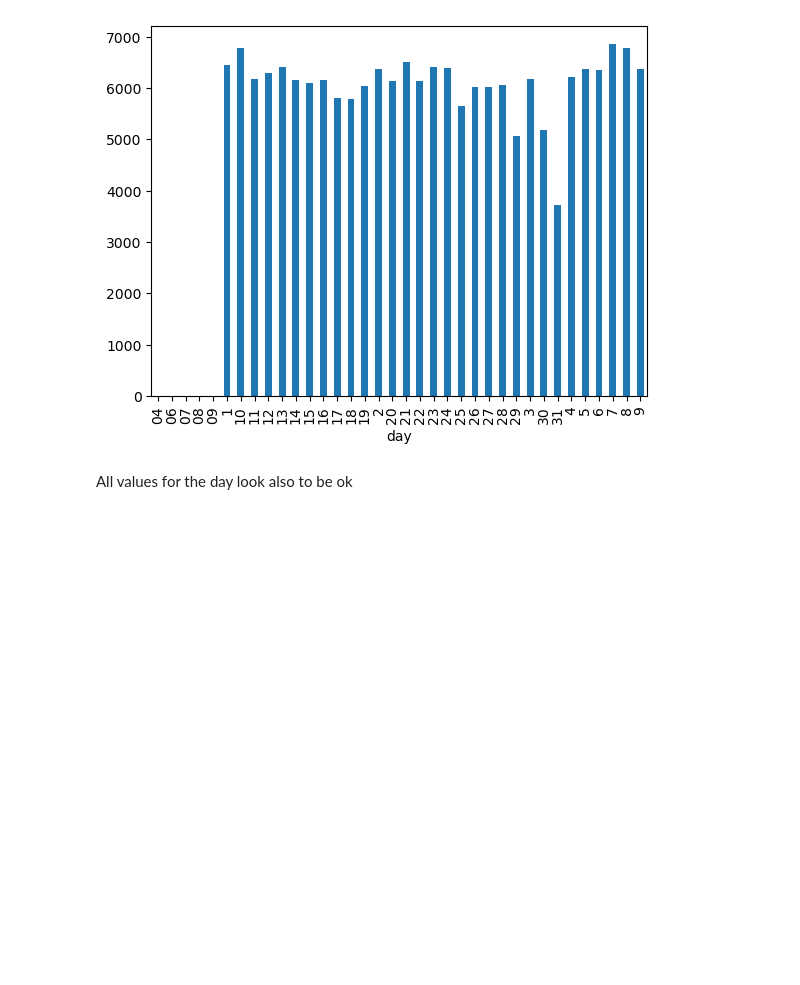
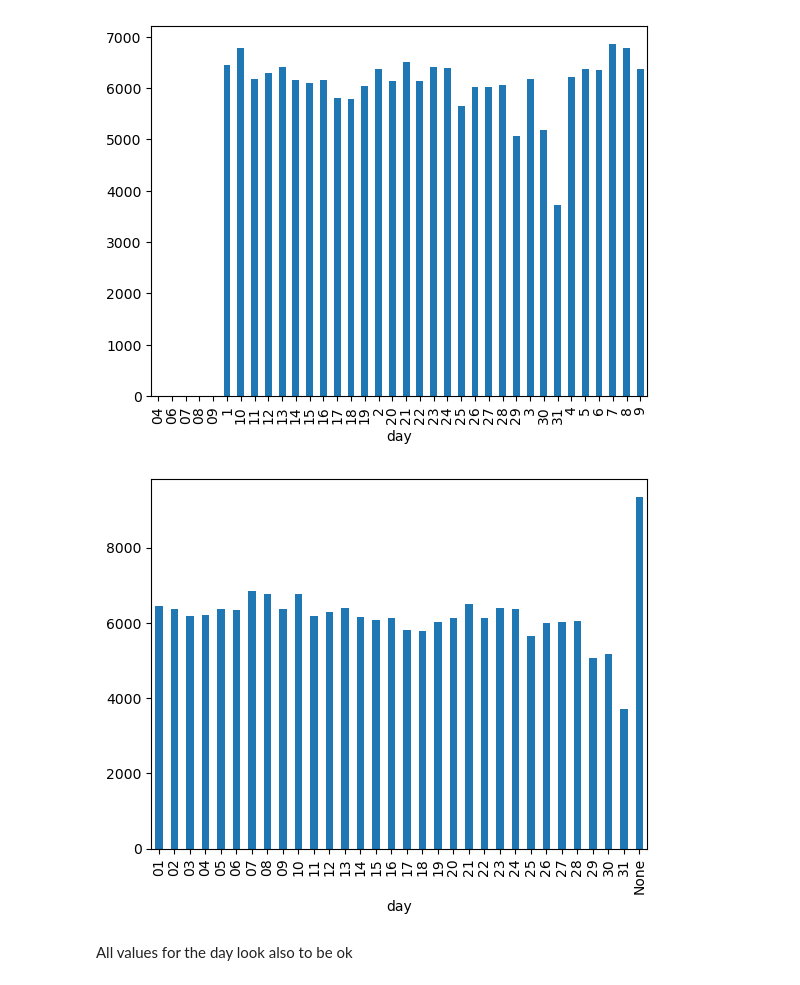
Before and after one commit to epfl-ada/ada-2023-project-thedatafreaks, a Jupyter notebook: notebooks/data_exploration.ipynb, the cells around one changed output. Saved outputs shown, nothing was run; the diff lists cells and outputs as text; code cells hidden in the pictures; blank space fills up the shorter version.

```diff
--- a/notebooks/data_exploration.ipynb
+++ b/notebooks/data_exploration.ipynb
@@ -123,6 +123,14 @@ new_df['day'].value_counts().sort_index().plot(kind='bar')
 plt.show()
 # %% [output]
 [figure]
+# %%
+#We merge the same digits (preceded by a zero or not)
+new_df['day'] = new_df['day'].astype(str).str.zfill(2)
+
+new_df['day'].value_counts().sort_index().plot(kind='bar')
+plt.show()
+# %% [output]
+[figure, added]
 # %% [markdown]
 All values for the day look also to be ok
 # %%
```
Also changed, not shown: parts of 25 cells of this notebook.
